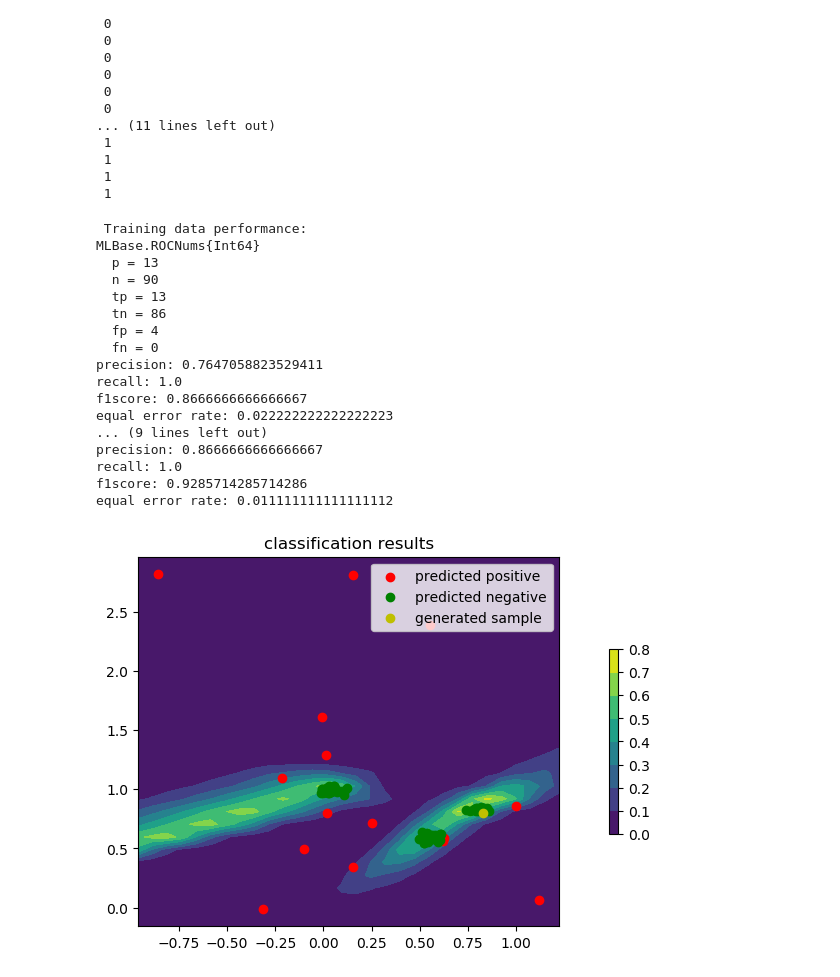
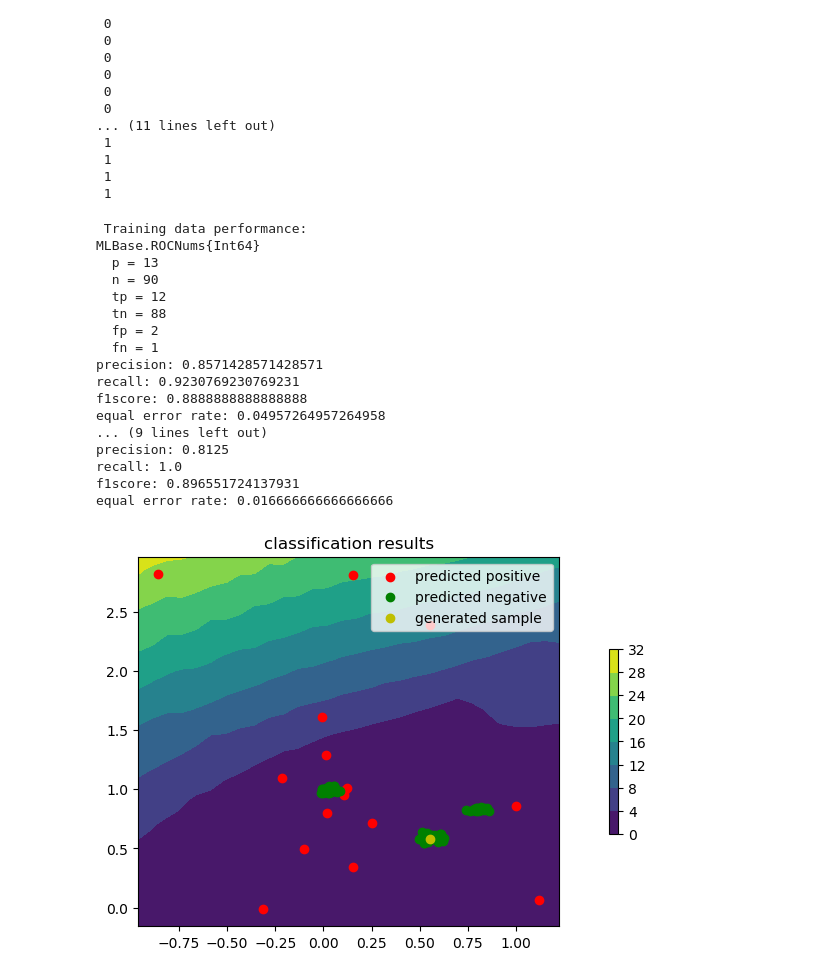
Before and after one commit to smidl/AnomalyDetection.jl, a Jupyter notebook: examples/GAN_anomaly_detection.ipynb, the cells around one changed output. Saved outputs shown, nothing was run; the diff lists cells and outputs as text; code cells hidden in the pictures.

```diff
--- a/examples/GAN_anomaly_detection.ipynb
+++ b/examples/GAN_anomaly_detection.ipynb
@@ -31,7 +31,7 @@ lambda = 0.5 # anomaly score parameter in [0, 1]
 # 0- ignores the reconstruction error score
 threshold = 0 # classification threshold, is recomputed (getthreshold or when using fit!)
 contamination = size(Y[Y.==1],1)/size(Y, 1) # contamination ratio
-m = 30 # batchsize
+L = 30 # batchsize
 iterations = 15000 # no of iterations
 cbit = 5000 # when should output be printed
 verbfit = true # if output should be produced
@@ -43,7 +43,7 @@ Beta = 1.0 # for automatic threshold computation, in [0, 1]
 # 1.0 = tight around normal samples
 tracked = true # do you want to store training progress?
 # it can be later retrieved from model.traindata
-model = GANmodel(gsize, dsize, lambda, threshold, contamination, m, iterations, cbit,
+model = GANmodel(gsize, dsize, lambda, threshold, contamination, L, iterations, cbit,
     verbfit, pz = pz, activation = activation, rdelta = rdelta, Beta = Beta,
     tracked = tracked)
 # %% [output]
@@ -147,45 +147,45 @@ tryhat, tstyhat, _, _ = AnomalyDetection.rocstats(dataset, dataset, model);
 MLBase.ROCNums{Int64}
   p = 13
   n = 90
-  tp = 13
-  tn = 86
-  fp = 4
-  fn = 0
-precision: 0.7647058823529411
+  tp = 12
+  tn = 88
+  fp = 2
+  fn = 1
+precision: 0.8571428571428571
+recall: 0.9230769230769231
+f1score: 0.8888888888888888
+equal error rate: 0.04957264957264958
+... (9 lines left out)
+precision: 0.8125
 recall: 1.0
-f1score: 0.8666666666666667
-equal error rate: 0.022222222222222223
-... (9 lines left out)
-precision: 0.8666666666666667
-recall: 1.0
-f1score: 0.9285714285714286
-equal error rate: 0.011111111111111112
+f1score: 0.896551724137931
+equal error rate: 0.016666666666666666
 # %%
 # plot heatmap of the fit
 figure()
 title("classification results")
 scatter(X[1, tstyhat.==1], X[2, tstyhat.==1], c = "r")
 ax = gca()
 xlim = ax[:get_xlim]()
 ylim = ax[:get_ylim]()
 xx, yy = meshgrid(linspace(xlim[1], xlim[2], 30), linspace(ylim[1], ylim[2], 30))
 zz = zeros(size(xx))
 for i in 1:size(xx, 1)
     for j in 1:size(xx, 2)
-        zz[i,j] = model.gan.d([xx[i,j], yy[i,j]]).tracker.data[1]
+        zz[i,j] = AnomalyDetection.anomalyscore(model, [xx[i,j], yy[i,j]]).tracker.data[1]
     end
 end
 axsurf = ax[:contourf](xx, yy, zz)
 cb = colorbar(axsurf, fraction = 0.05, shrink = 0.5, pad = 0.1)
 
 scatter(X[1, tstyhat.==1], X[2, tstyhat.==1], c = "r", label = "predicted positive")
 scatter(X[1, tstyhat.==0], X[2, tstyhat.==0], c = "g", label = "predicted negative")
 b = AnomalyDetection.generate(model)
 scatter(b[1], b[2], c = "y", label = "generated sample")
 legend(loc = "upper right")
 show()
 # %% [output]
-[figure, old version]
+[figure, new version]
 # %%
 # plot EER for different settings of lambda
 using MLBase: roc, correctrate, precision, recall, f1score, false_positive_rate, false_negative_rate
```
Also changed, not shown: parts of 6 cells of this notebook, 9 other files.
